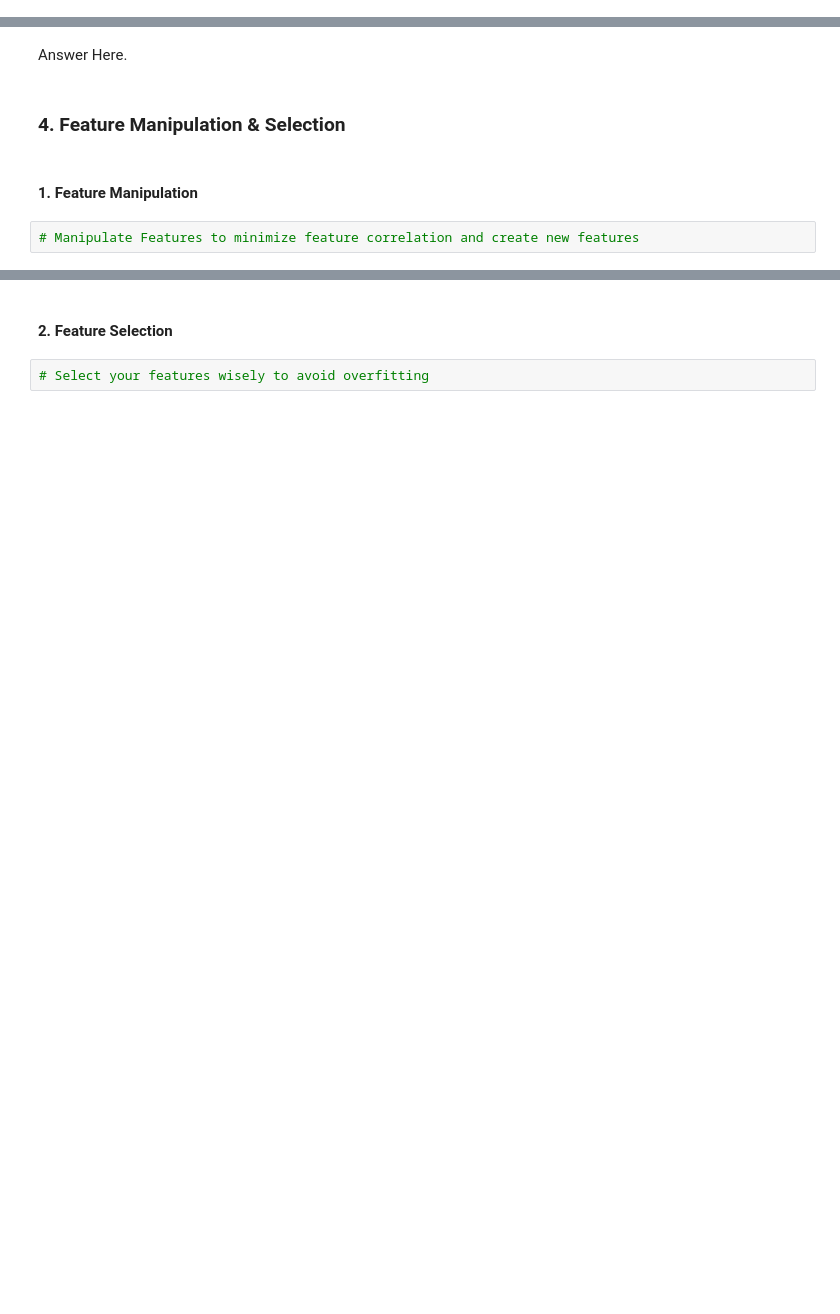
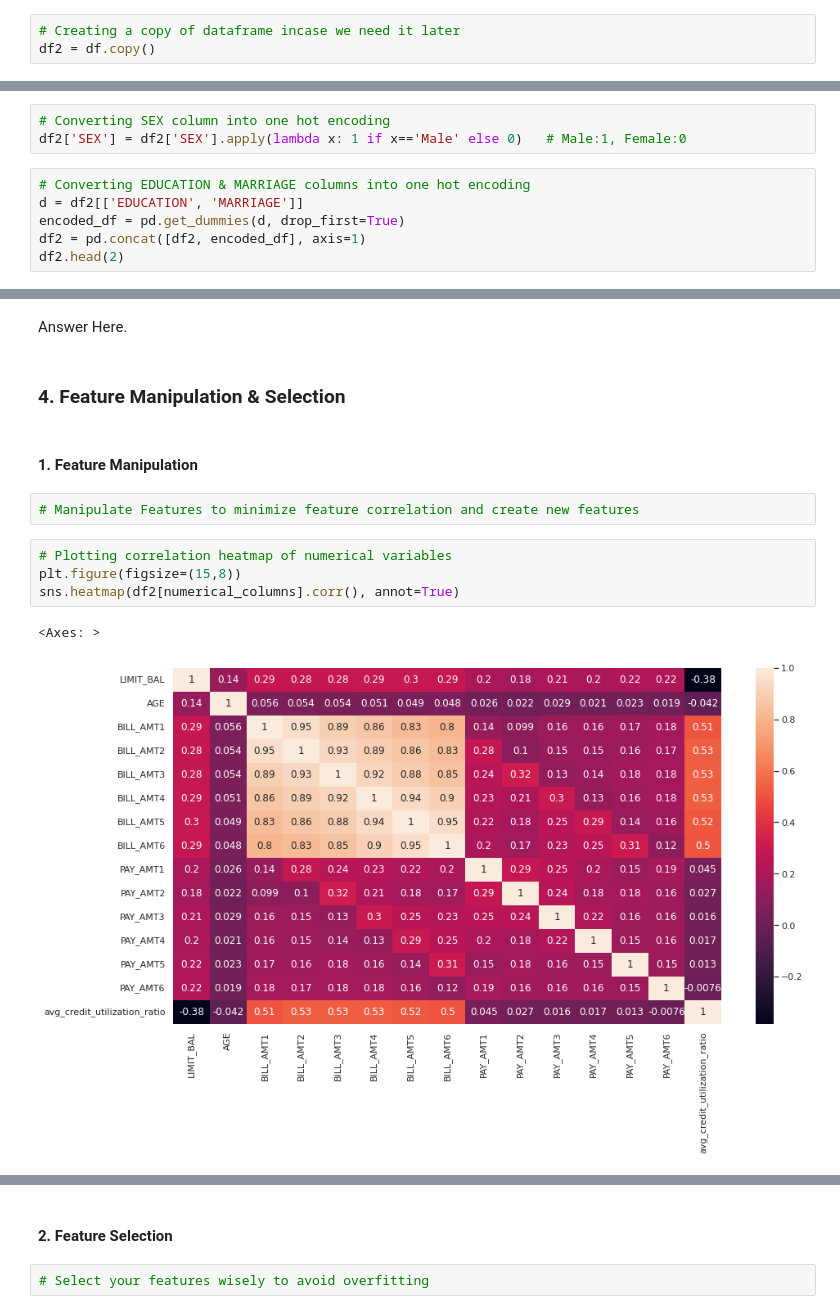
Before and after one commit to ayush9304/CreditCardDefaultPrediction, a Jupyter notebook: Credit_Card_Default_Prediction.ipynb, the cells around one changed output, grey strips where cells are left out. Drawn from its saved outputs; the diff is of its cells as text; blank space fills up the shorter version.

```diff
--- a/Credit_Card_Default_Prediction.ipynb
+++ b/Credit_Card_Default_Prediction.ipynb
@@ -965,0 +1044,3 @@ Answer Here.
+# %%
+# Creating a copy of dataframe incase we need it later
+df2 = df.copy()
@@ -965,0 +1076,9 @@ Answer Here.
+# %%
+# Converting SEX column into one hot encoding
+df2['SEX'] = df2['SEX'].apply(lambda x: 1 if x=='Male' else 0)   # Male:1, Female:0
+# %%
+# Converting EDUCATION & MARRIAGE columns into one hot encoding
+d = df2[['EDUCATION', 'MARRIAGE']]
+encoded_df = pd.get_dummies(d, drop_first=True)
+df2 = pd.concat([df2, encoded_df], axis=1)
+df2.head(2)
@@ -1026,3 +1098,10 @@ Answer Here.
 #### 1. Feature Manipulation
 # %%
 # Manipulate Features to minimize feature correlation and create new features
+# %%
+# Plotting correlation heatmap of numerical variables
+plt.figure(figsize=(15,8))
+sns.heatmap(df2[numerical_columns].corr(), annot=True)
+# %% [output]
+<Axes: >
+[figure, added]
```
Also changed, not shown: parts of 100 cells of this notebook.
